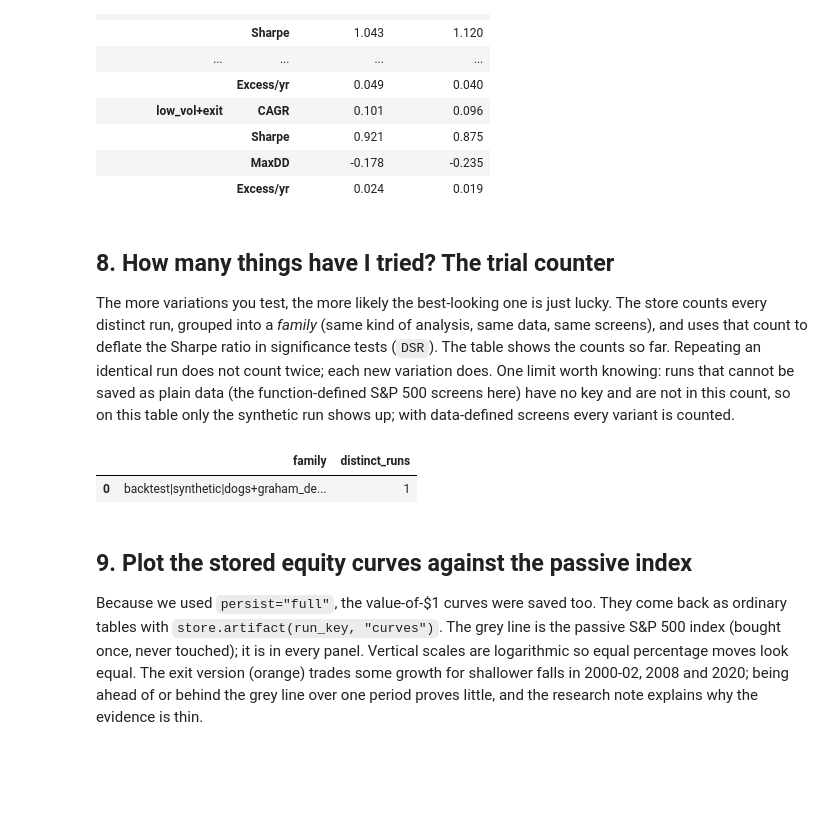
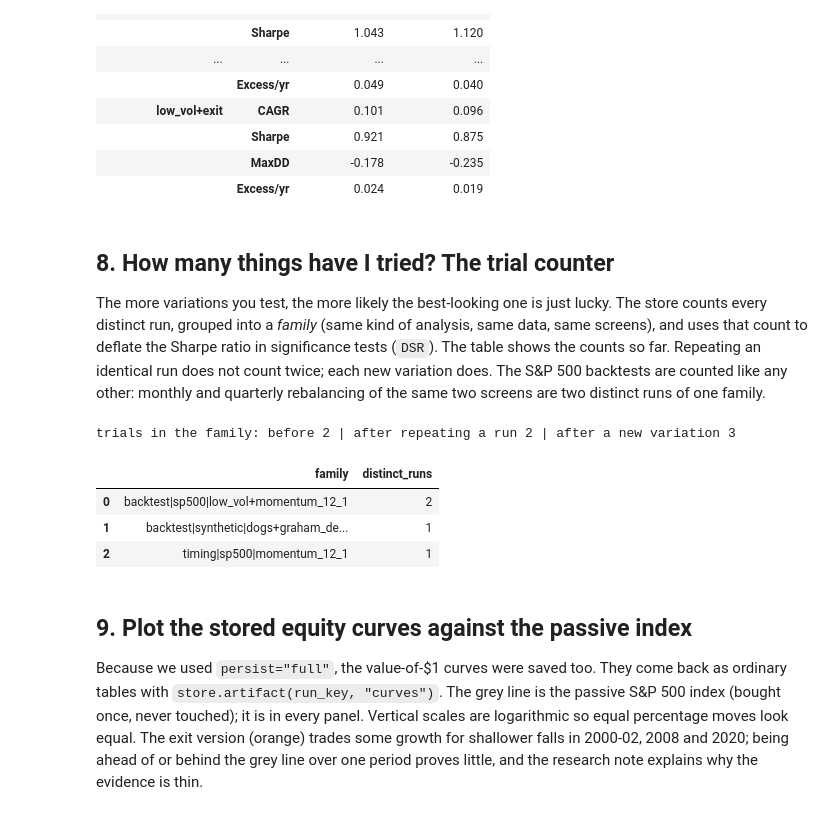
Before and after one commit to bgue/datasharing, a Jupyter notebook: screenlab/notebooks/explore_runs.ipynb, the cells around one changed output. Saved outputs shown, nothing was run; the diff lists cells and outputs as text; code cells hidden in the pictures; blank space fills up the shorter version.

```diff
--- a/screenlab/notebooks/explore_runs.ipynb
+++ b/screenlab/notebooks/explore_runs.ipynb
@@ -231,13 +231,23 @@ store.compare([keys["sp500 monthly"], keys["sp500 quarterly"]], metrics=["CAGR",
 # %% [markdown]
 ## 8. How many things have I tried? The trial counter
 
-The more variations you test, the more likely the best-looking one is just lucky. The store counts every distinct run, grouped into a *family* (same kind of analysis, same data, same screens), and uses that count to deflate the Sharpe ratio in significance tests (`DSR`). The table shows the counts so far. Repeating an identical run does not count twice; each new variation does. One limit worth knowing: runs that cannot be saved as plain data (the function-defined S&P 500 screens here) have no key and are not in this count, so on this table only the synthetic run shows up; with data-defined screens every variant is counted.
+The more variations you test, the more likely the best-looking one is just lucky. The store counts every distinct run, grouped into a *family* (same kind of analysis, same data, same screens), and uses that count to deflate the Sharpe ratio in significance tests (`DSR`). The table shows the counts so far. Repeating an identical run does not count twice; each new variation does. The S&P 500 backtests are counted like any other: monthly and quarterly rebalancing of the same two screens are two distinct runs of one family.
 # %%
-pd.read_sql_query(
+trials = pd.read_sql_query(
     "SELECT family, COUNT(DISTINCT run_key) AS distinct_runs FROM trials GROUP BY family ORDER BY family", con)
+# repeating an identical run does not add a trial; a new variation does
+before = lab.last_trials()["trials_in_family"] if lab.last_trials() else None
+lab.backtest(both, rebalance_months=1, exit=exit_policy, with_and_without=True)           # identical to rep_m
+same = lab.last_trials()["trials_in_family"]
+lab.backtest(both, rebalance_months=2, exit=exit_policy, with_and_without=True)           # a new variation
+print("trials in the family: before", before, "| after repeating a run", same, "| after a new variation", lab.last_trials()["trials_in_family"])
+trials
 # %% [output]
+trials in the family: before 2 | after repeating a run 2 | after a new variation 3
 |  | family | distinct_runs |
-| 0 | backtest|synthetic|dogs+graham_de... | 1 |
+| 0 | backtest|sp500|low_vol+momentum_12_1 | 2 |
+| 1 | backtest|synthetic|dogs+graham_de... | 1 |
+| 2 | timing|sp500|momentum_12_1 | 1 |
 # %% [markdown]
 ## 9. Plot the stored equity curves against the passive index
 
```
Also changed, not shown: parts of 9 cells of this notebook, 5 other files.
